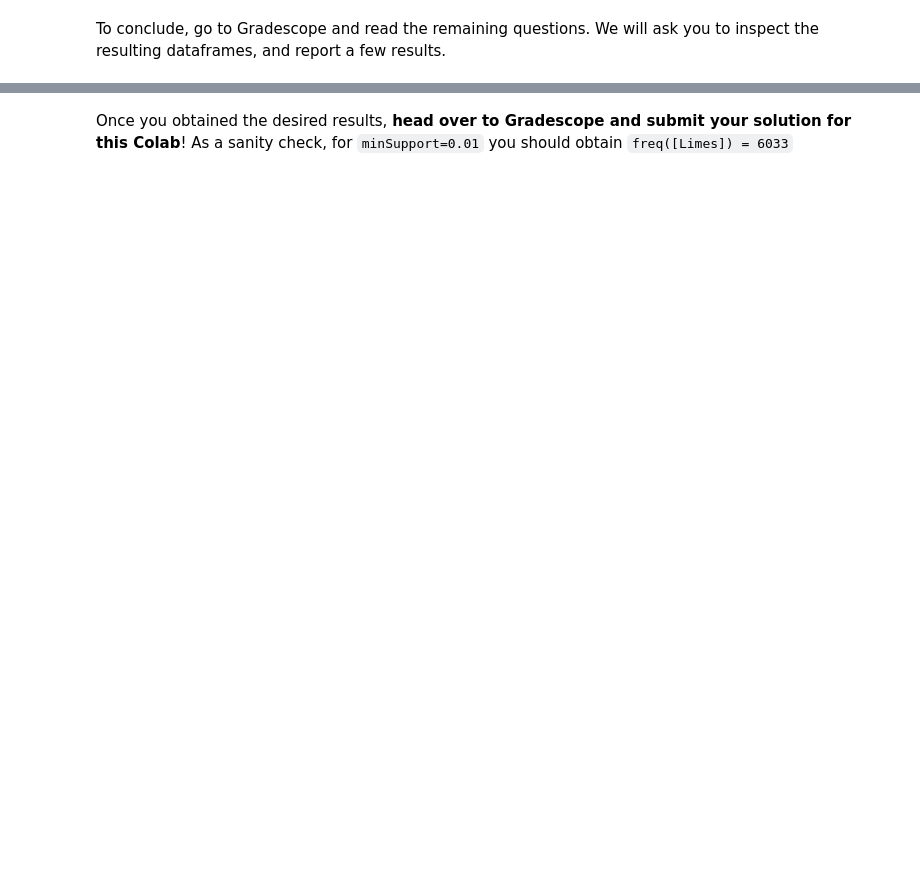
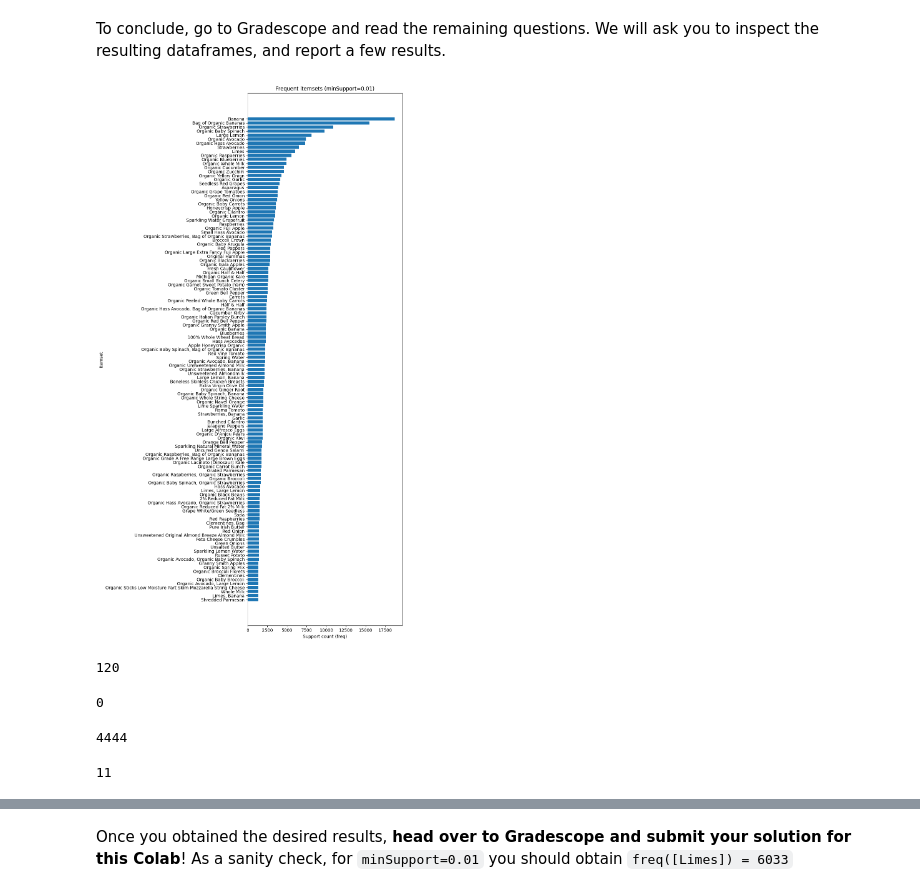
Before and after one commit to yihaozhong/Mining-Massive-Data-Sets, a Jupyter notebook: CS246_Colab_2.ipynb, the cells around one changed output, grey strips where cells are left out. Saved outputs shown, nothing was run; the diff lists cells and outputs as text; code cells hidden in the pictures; blank space fills up the shorter version.

```diff
--- a/CS246_Colab_2.ipynb
+++ b/CS246_Colab_2.ipynb
@@ -104,3 +104,9 @@ Use the Spark Dataframe API to join 'products' and 'orders', so that you will be
 # %%
 ''' 2 lines of code expected '''
 # YOUR CODE HERE
+
+transactions_inter = products.join(orders, products.product_id == orders.product_id)
+
+transactions = transactions_inter.groupby("order_id").agg(collect_set("product_name").alias("items"))
+
+transactions.show()
@@ -112,6 +136,10 @@ Use the Python example in the documentation, and train a model with
 # %%
 ''' 3 lines of code expected '''
 # YOUR CODE HERE
+
+import pyspark.ml.fpm as fpm
+model = fpm.FPGrowth(minSupport=0.01, minConfidence=0.5)
+fpm_model = model.fit(transactions)
 # %% [markdown]
 Compute how many frequent itemsets and association rules were generated by running FP-growth alongside showing the table of top frequent itemsets and association rules.
 # %%
@@ -130,0 +211,36 @@ To conclude, go to Gradescope and read the remaining questions. We will ask you
+# %%
+# YOUR CODE HERE
+from pyspark.sql.functions import desc, size, concat_ws
+
+all = (fpm_model.freqItemsets
+       .withColumn("itemset", concat_ws(", ", "items")).orderBy(desc("freq")).toPandas())
+
+import matplotlib.pyplot as plt
+
+plt.figure(figsize=(10, 18))
+plt.barh(all["itemset"][::-1], all["freq"][::-1])
+plt.xlabel("Support count (freq)")
+plt.ylabel("Itemset")
+plt.title(f"Frequent itemsets (minSupport=0.01)")
+plt.tight_layout()
+plt.show()
+# %% [output]
+[figure, added]
+# %%
+#count
+
+freqItemsets.count()
+# %% [output]
+120
+# %%
+rules.count()
+# %% [output]
+0
+# %%
+freqItemsets_lower.count()
+# %% [output]
+4444
+# %%
+rules_lower.count()
+# %% [output]
+11
```
Also changed, not shown: parts of 7 cells of this notebook.
